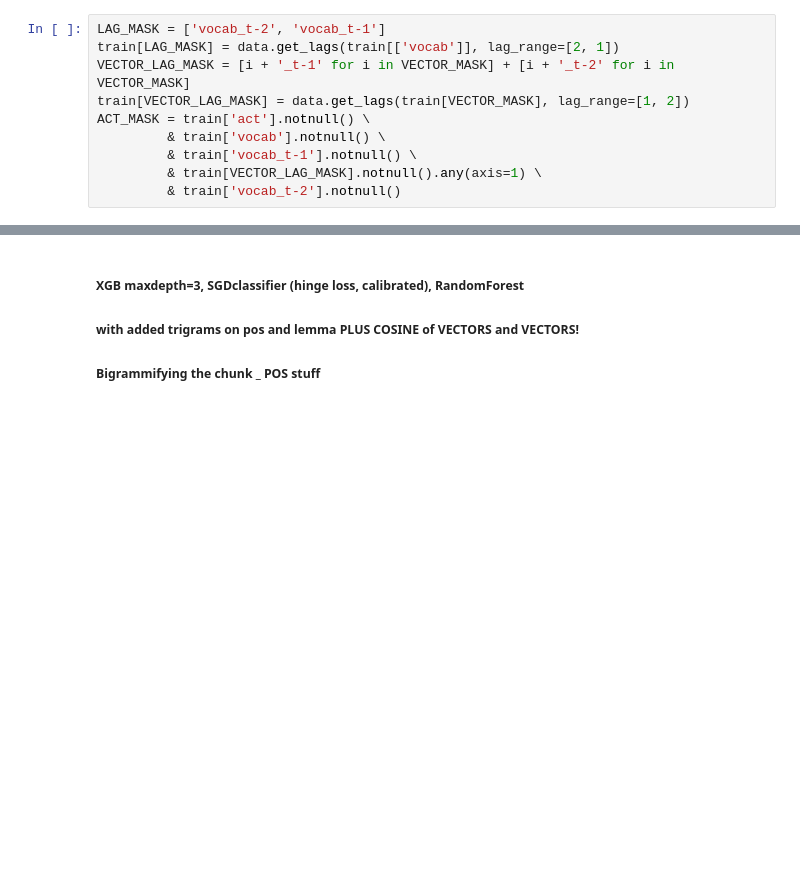
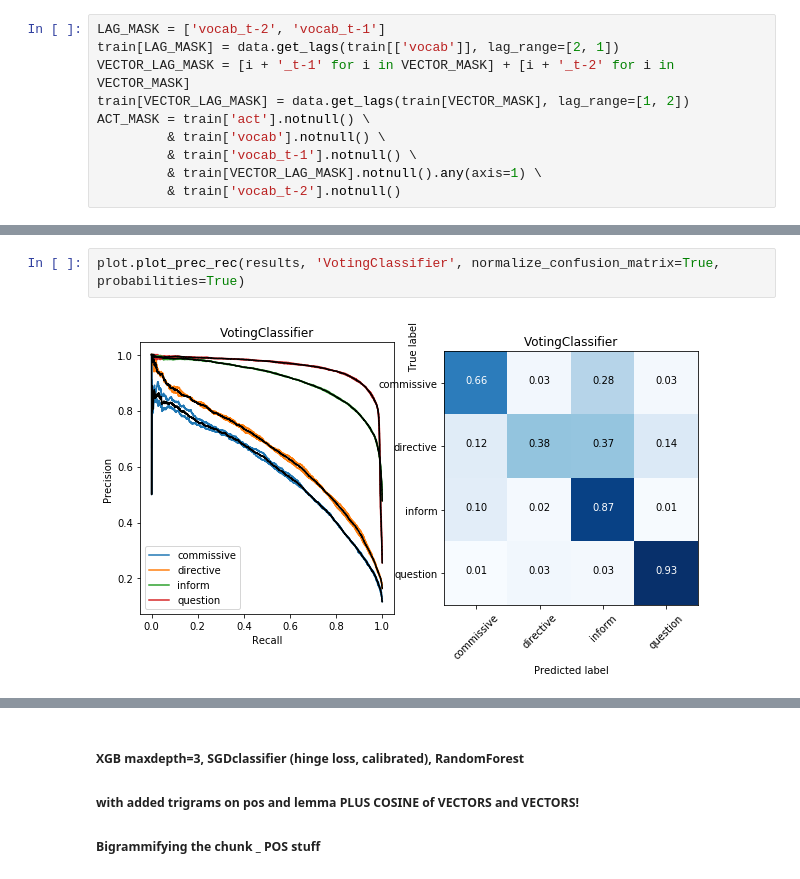
Before and after one commit to Ryanglambert/chatty, a Jupyter notebook: research/daily_dialogue/Speech Act Classifier.ipynb, the cells around one changed output, grey strips where cells are left out. Saved outputs shown, nothing was run; the diff lists cells and outputs as text; blank space fills up the shorter version.

```diff
--- a/research/daily_dialogue/Speech Act Classifier.ipynb
+++ b/research/daily_dialogue/Speech Act Classifier.ipynb
@@ -630,0 +734,4 @@ Training
+# %%
+plot.plot_prec_rec(results, 'VotingClassifier', normalize_confusion_matrix=True, probabilities=True)
+# %% [output]
+[figure, added]
```
Also changed, not shown: parts of 13 cells of this notebook, 1 other file.
